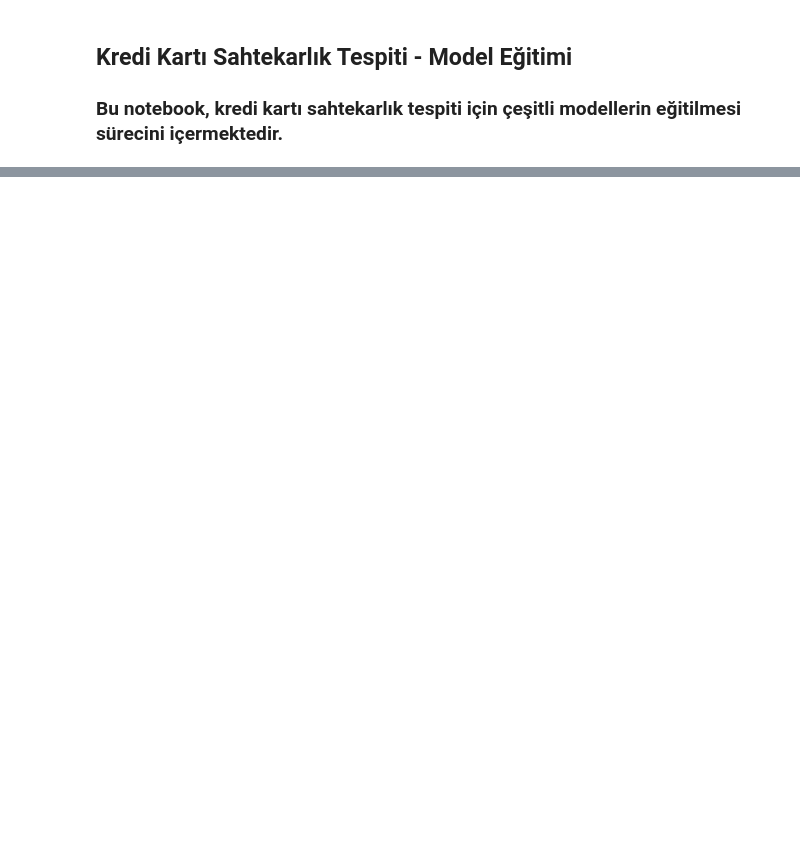
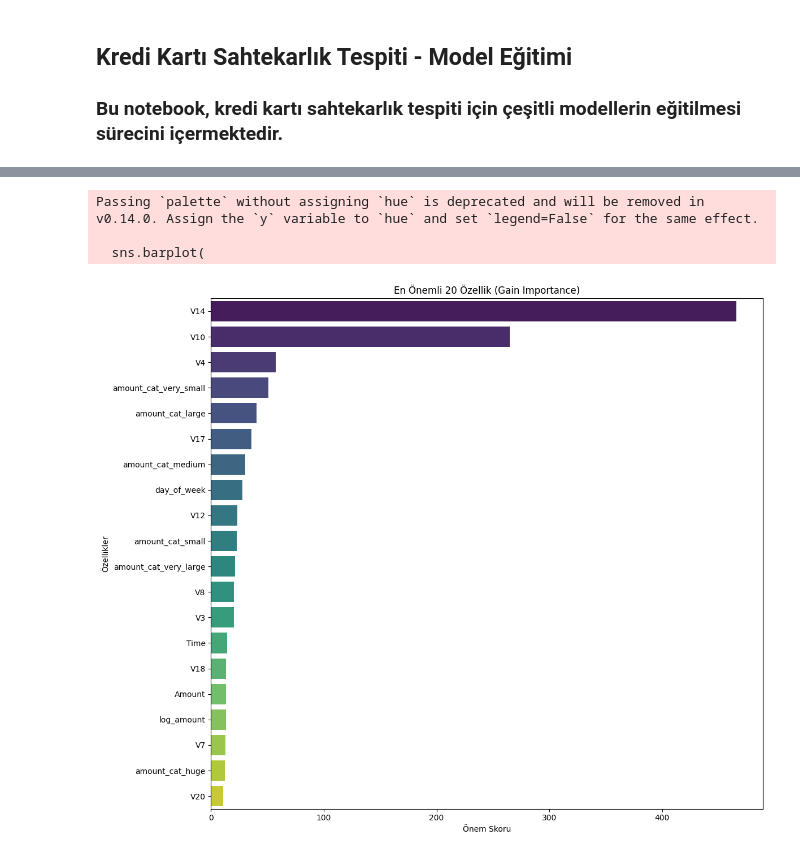
Before and after one commit to haremir/fraud_eye, a Jupyter notebook: notebooks/model_training.ipynb, the cells around one changed output, grey strips where cells are left out. Saved outputs shown, nothing was run; the diff lists cells and outputs as text; code cells hidden in the pictures; blank space fills up the shorter version.

```diff
--- a/notebooks/model_training.ipynb
+++ b/notebooks/model_training.ipynb
@@ -746,10 +3,0 @@ plt.show()
-# %%
-# XGBoost modeli için özellik önemini alalım
-feature_importance = preprocessor.get_feature_importance(X_train.columns.tolist(), xgb_model)
-
-# Özellik önemini görselleştirelim
-plt.figure(figsize=(12, 10))
-sns.barplot(x='importance', y='feature', data=feature_importance.head(20))
-plt.title('En Önemli 20 Özellik')
-plt.tight_layout()
-plt.show()
@@ -808,0 +457,47 @@ print(classification_report(y_test, best_test_preds))
+# %%
+# XGBoost modeli için özellik önemini alalım
+try:
+    # 1. Yöntem: Doğrudan modelden özellik önemi alma
+    importance_dict = xgb_model.model.get_score(importance_type='gain')
+
+    # Feature isimlerini eşleştirme (f0, f1 -> gerçek isimler)
+    feature_importance = pd.DataFrame({
+        'feature': [X_train.columns[int(k[1:])] if k.startswith('f') else k
+                   for k in importance_dict.keys()],
+        'importance': list(importance_dict.values())
+    }).sort_values('importance', ascending=False).head(20)
+
+    # 2. Yöntem: Alternatif olarak weight importance
+    if feature_importance.empty:
+        importance_dict = xgb_model.model.get_score(importance_type='weight')
+        feature_importance = pd.DataFrame({
+            'feature': [X_train.columns[int(k[1:])] if k.startswith('f') else k
+                       for k in importance_dict.keys()],
+            'importance': list(importance_dict.values())
+        }).sort_values('importance', ascending=False).head(20)
+
+except Exception as e:
+    print(f"Hata oluştu: {str(e)}")
+    feature_importance = pd.DataFrame({'feature': [], 'importance': []})
+
+# Özellik önemini görselleştirelim
+if not feature_importance.empty:
+    plt.figure(figsize=(12, 10))
+    sns.barplot(
+        x='importance',
+        y='feature',
+        data=feature_importance,
+        palette='viridis'
+    )
+    plt.title('En Önemli 20 Özellik (Gain Importance)')
+    plt.xlabel('Önem Skoru')
+    plt.ylabel('Özellikler')
+    plt.tight_layout()
+    plt.show()
+else:
+    print("Uyarı: Özellik önemi alınamadı! Model eğitilmiş mi kontrol edin.")
+# %% [output]
+Passing `palette` without assigning `hue` is deprecated and will be removed in v0.14.0. Assign the `y` variable to `hue` and set `legend=False` for the same effect.
+
+  sns.barplot(
+[figure, added]
```
Also changed, not shown: parts of 51 cells of this notebook, 9 other files.
